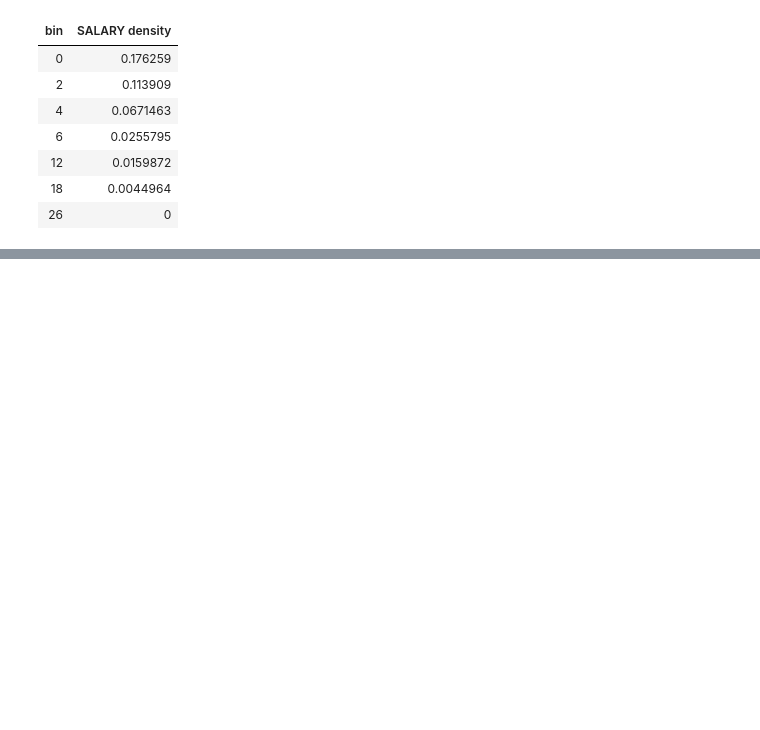
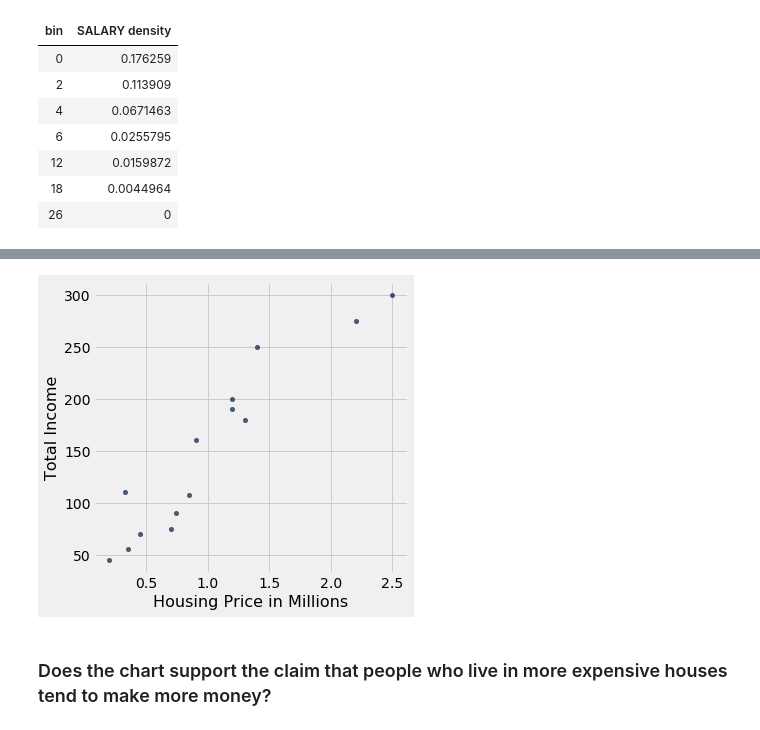
Before and after one commit to ucsd-ets/dsc10-wi18, a Jupyter notebook: discussions/midterm/Review.ipynb, the cells around one changed output, grey strips where cells are left out. Saved outputs shown, nothing was run; the diff lists cells and outputs as text; code cells hidden in the pictures; blank space fills up the shorter version.

Commit message:
Scatter plot problem

```diff
--- a/discussions/midterm/Review.ipynb
+++ b/discussions/midterm/Review.ipynb
@@ -92,0 +97,5 @@ nba.select('SALARY').bin(bins = make_array(0, 2, 4, 6, 12, 18, 26),density=True)
+# %%
+housing = Table().with_columns("Housing Price in Millions", make_array(1.2,1.4,.7,.2,.35,2.2,2.5,1.3,1.2,.9,.85,.45,.33,.74),
+                     "Average Household Income per Tenant", make_array(50, 250, 75, 15, 7, 55, 100, 180, 95, 80, 27, 35, 110,90),
+                     "Number of Tenants in Household", make_array(4, 1, 1, 3, 8, 5,3,1,2,2,4,2,1,1))
+housing
@@ -92,0 +120,8 @@ nba.select('SALARY').bin(bins = make_array(0, 2, 4, 6, 12, 18, 26),density=True)
+# %%
+housing.with_column('Total Income', housing.column('Average Household Income per Tenant')
+                    * housing.column('Number of Tenants in Household')).scatter('Housing Price in Millions',
+                                                                               'Total Income')
+# %% [output]
+[figure, added]
+# %% [markdown]
+### Does the chart support the claim that people who live in more expensive houses tend to make more money?
```
Also changed, not shown: parts of 4 cells of this notebook.
